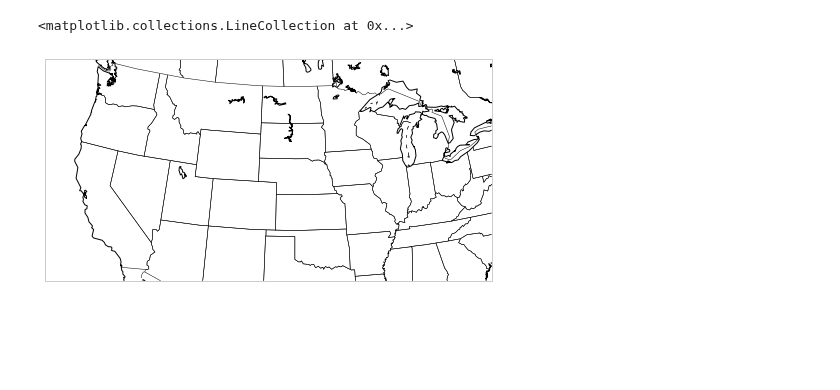
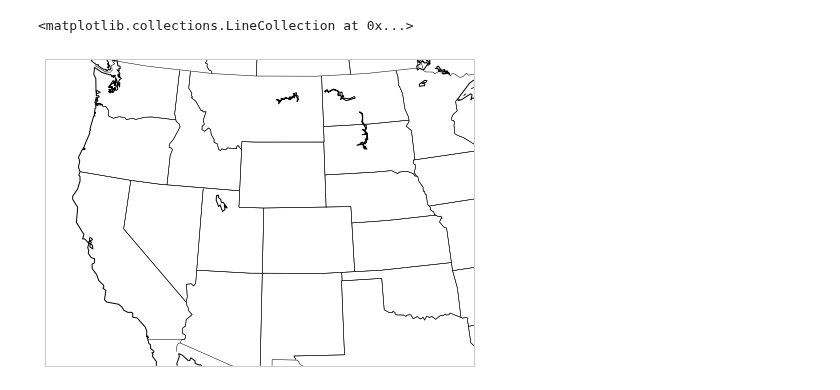
Before and after one commit to klapo/TurbulenceFeedbacks, a Jupyter notebook: TF.USAMap.ipynb, the cells around one changed output. Saved outputs shown, nothing was run; the diff lists cells and outputs as text; code cells hidden in the pictures; blank space fills up the shorter version.

```diff
--- a/TF.USAMap.ipynb
+++ b/TF.USAMap.ipynb
@@ -1,9 +1,9 @@
 # %%
 ####################################################################################################
-# CR.BasinComparison
+# TF.USEMap
 # Karl Lapo September/2015
 ####################################################################################################
-# Compare basin mean irradiance between products for the Kern, Tuolumne, American basins
+# Map of the Western US for presentations
 ####################################################################################################
 
 # must insert this statement to render the plots within the notebook
@@ -12,8 +12,8 @@
 
 ## Import statements
 # netcdf/numpy/xray
-from netCDF4 import num2date, date2num
 import numpy as np
+from netCDF4 import Dataset
 from datetime import datetime, timedelta
 import pickle
 import pandas as pd
@@ -31,30 +31,42 @@ import matplotlib
 from matplotlib.pyplot import subplots
 import matplotlib.pyplot as plt
 from matplotlib import cm
-from mpl_toolkits.basemap import Basemap
+from mpl_toolkits.basemap import Basemap, shiftgrid
 import kgraph
+
+#### Directory Lists
+# Unix prefix
+if 'linux' in sys.platform:
+    dir_pre = '/home/lapok/gdrive/'
+# Mac prefix
+elif 'darwin' in sys.platform:
+    dir_pre = '/Users/karllapo/gdrive/'
+
+dir_bmap = dir_pre+'SnowHydrology/proj/TurbulenceFeedbacks/data/basemap/'
+dir_print = dir_pre+'SnowHydrology/proj/TurbulenceFeedbacks/Graphics/'
 # %%
 #####################
 ## Basin Shapefile ##
 #####################
 import matplotlib.pyplot as plt
 from matplotlib.patches import Polygon
 from matplotlib.collections import PatchCollection
 from matplotlib.patches import PathPatch
 
 from shapely.geometry import Point, Polygon, MultiPoint, MultiPolygon
 from shapely.prepared import prep
 
 ##### Basemap
 lat = np.arange(30,50,1)
-lon = np.arange(-75,-125,-1)
+lon = np.arange(-90,-125,-1)
 bmp,bmd = kgraph.build_basemap(lon,lat,dir_bmap,'USA.bmp',rewrite=True)
 lat_labels = bmd['lat_labels']
 lon_labels = bmd['lon_labels']
+
+## Generic map of state outlines
+bmp.drawstates()
+bmp.drawcoastlines()
+bmp.drawcountries()
+# %% [output]
+<matplotlib.collections.LineCollection at 0x...>
+[figure, added]
-# %%
-bmp.drawstates()
-bmp.drawcoastlines()
-bmp.drawcountries()
-# %% [output]
-<matplotlib.collections.LineCollection at 0x...>
-[figure, removed]
```
Also changed, not shown: parts of 5 cells of this notebook.
